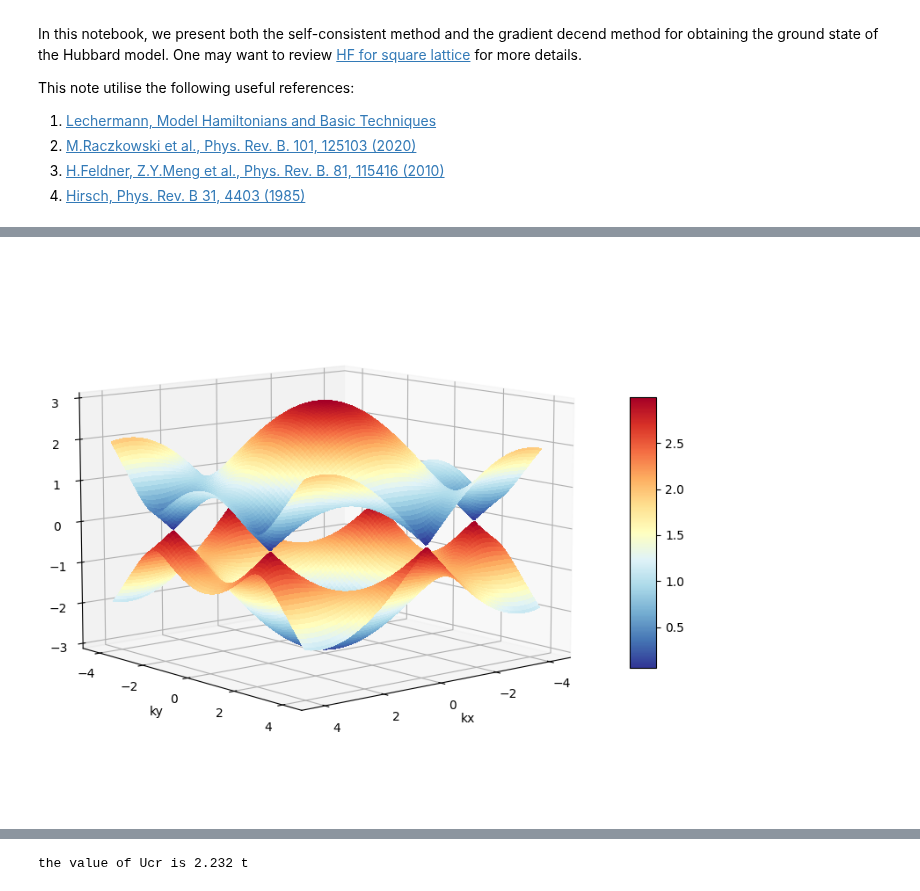
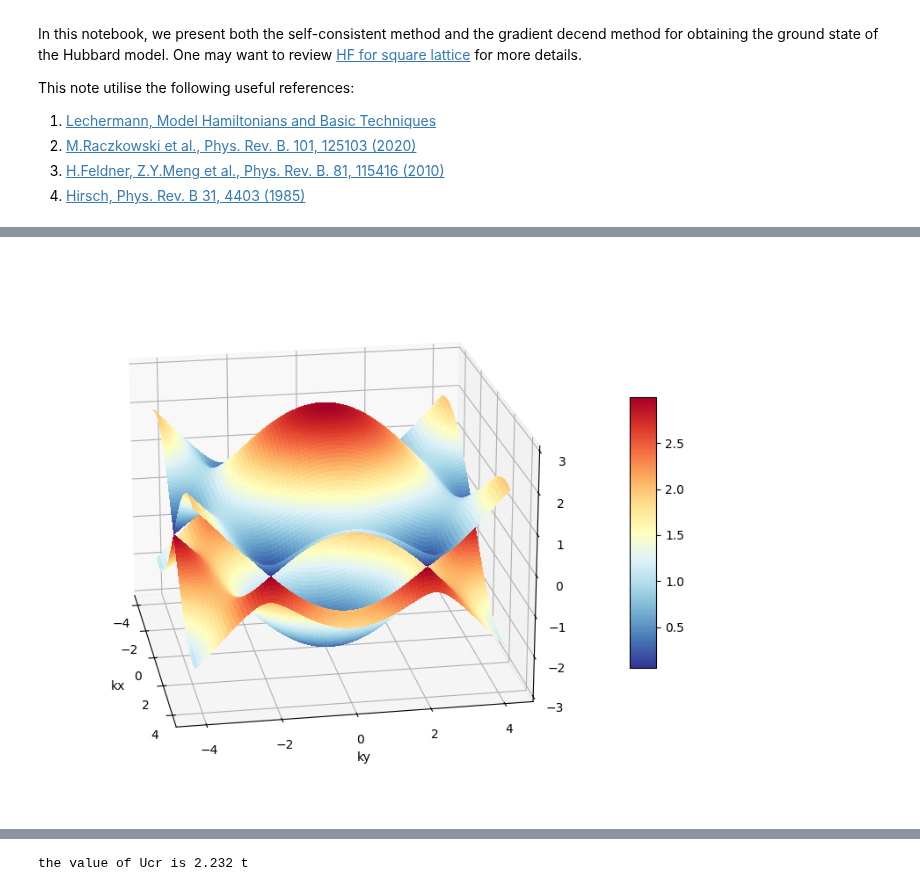
Before and after one commit to songmengh/mean-field, a Jupyter notebook: HF_Hubbard_HC.ipynb, the cells around one changed output, grey strips where cells are left out. Drawn from its saved outputs; the diff is of its cells as text; code cells hidden in the pictures.

```diff
--- a/HF_Hubbard_HC.ipynb
+++ b/HF_Hubbard_HC.ipynb
@@ -97,35 +97,35 @@ x = np.arange(-4.0*np.pi/3, 4.0*np.pi/3, 0.05)
 y = np.arange(-4.0*np.pi/3, 4.0*np.pi/3, 0.05)
 x, y = np.meshgrid(x, y)
 
 f = sqrt(
     t1*t1*(3.0 + 2.0*cos(y) + 4.0*cos(d/2.0*x)*cos(0.5*y))
     + t3*t3*(3.0 + 2.0*cos(2.0*d*x) + 4.0*cos(d*x)*cos(3.0*y))
     + t1*t3*(2.0*cos(3.0*y) + 4.0*cos(d*x) + 8.0*cos(d/2.0*x)*cos(1.5*y)
              + 4.0*cos(1.5*d*x)*cos(1.5*y))
 )
 
 
 surf1 = ax.plot_surface(
     x, y,  f,
     rstride=2, cstride=2,
     cmap=cm.RdYlBu_r,
     linewidth=0.1, antialiased=False
 )
 
 surf2 = ax.plot_surface(
     x, y, -f,
     rstride=2, cstride=2,
     cmap=cm.RdYlBu_r,
     linewidth=0.1, antialiased=False
 )
 ax.set_xlabel('kx')
 ax.set_ylabel('ky')
-ax.view_init(elev=10, azim=50)
+ax.view_init(elev=20, azim=-10)
 fig.colorbar(surf1, shrink=0.5, aspect=10)
 
 plt.show()
 # %% [output]
-[figure, old version]
+[figure, new version]
 # %% [markdown]
 Now calculate the $H_U$ term. Applying the mean-field approximation yields
 $$
```
Also changed, not shown: parts of 1 cell of this notebook.
